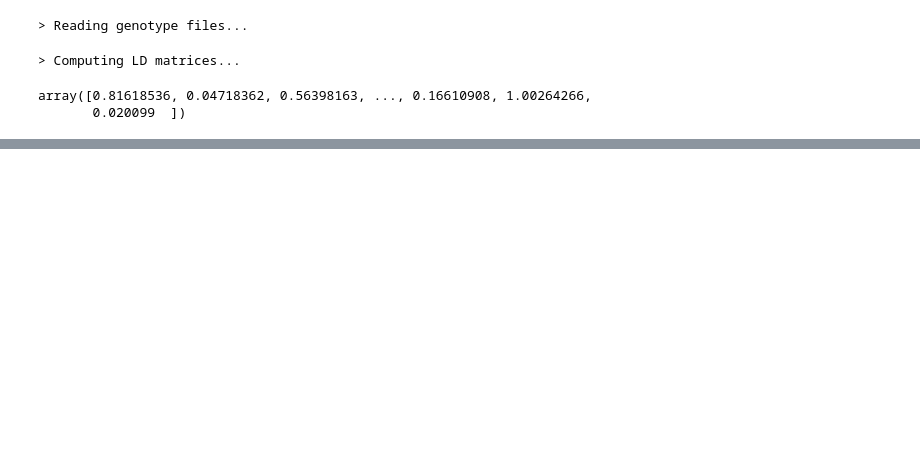
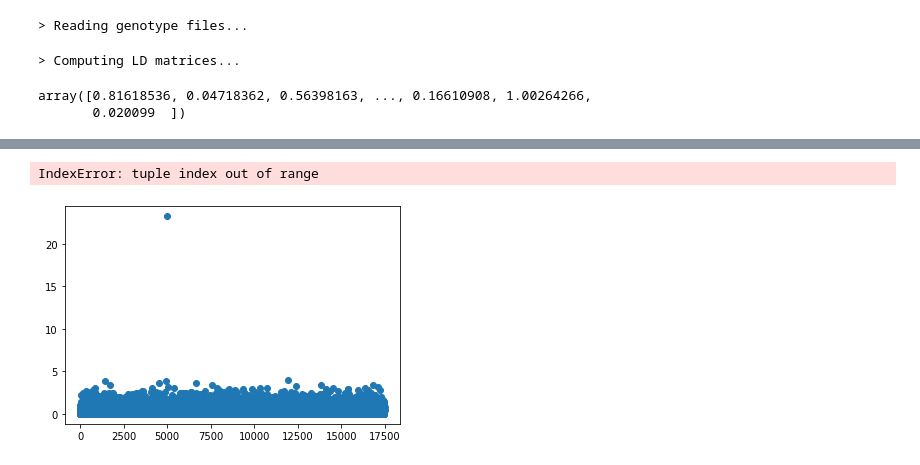
Before and after one commit to shz9/magenpy, a Jupyter notebook: notebooks/Experiments.ipynb, the cells around one changed output, grey strips where cells are left out. Drawn from its saved outputs; the diff is of its cells as text; code cells hidden in the pictures; blank space fills up the shorter version.

```diff
--- a/notebooks/Experiments.ipynb
+++ b/notebooks/Experiments.ipynb
@@ -26,0 +55,10 @@ array([0.81618536, 0.04718362, 0.56398163, ..., 0.16610908, 1.00264266,
+# %%
+import statsmodels.api as sm
+
+y = gs.phenotypes.compute()
+
+pvalues = da.apply_along_axis(lambda x_j: sm.OLS(y, x_j).fit().pvalues,
+                              arr=gs.genotypes[0]['G'], axis=0, shape=(gs.genotypes[0]['G'].shape[1],),
+                              dtype=float).compute()[0]
+with np.errstate(divide='ignore'):
+    log10p = -np.log10(pvalues)
@@ -26,0 +75,22 @@ array([0.81618536, 0.04718362, 0.56398163, ..., 0.16610908, 1.00264266,
+# %%
+gs.h2g = 0.1 # set heritability
+new_beta = np.zeros(gs.betas[0].shape)
+new_beta[5000] = 20. # set snp at position 5000 as the only causal snp with effect size of 20.
+gs.betas[0] = da.array(new_beta)
+gs.simulate() # simulate phenotype
+
+# plot manual p-values
+plt.scatter(np.arange(len(gs.p_values[0])), gs.p_values[0].compute())
+
+# compute sm.OLS p-values:
+y = gs.phenotypes.compute()
+log10p = da.apply_along_axis(lambda x_j: -np.log10(sm.OLS(y, x_j).fit().wald_test(1., use_f=False).pvalue),
+                              arr=gs.genotypes[0]['G'], axis=0, shape=(gs.genotypes[0]['G'].shape[1],),
+                              dtype=float).compute()[0]
+log10p = np.where(log10p > 200, 200, log10p)
+
+# plot sm.OLS p-values
+plt.scatter(np.arange(len(log10p)), log10p)
+# %% [output]
+IndexError: tuple index out of range
+[figure, added]
```
Also changed, not shown: parts of 15 cells of this notebook, 2 other files.
